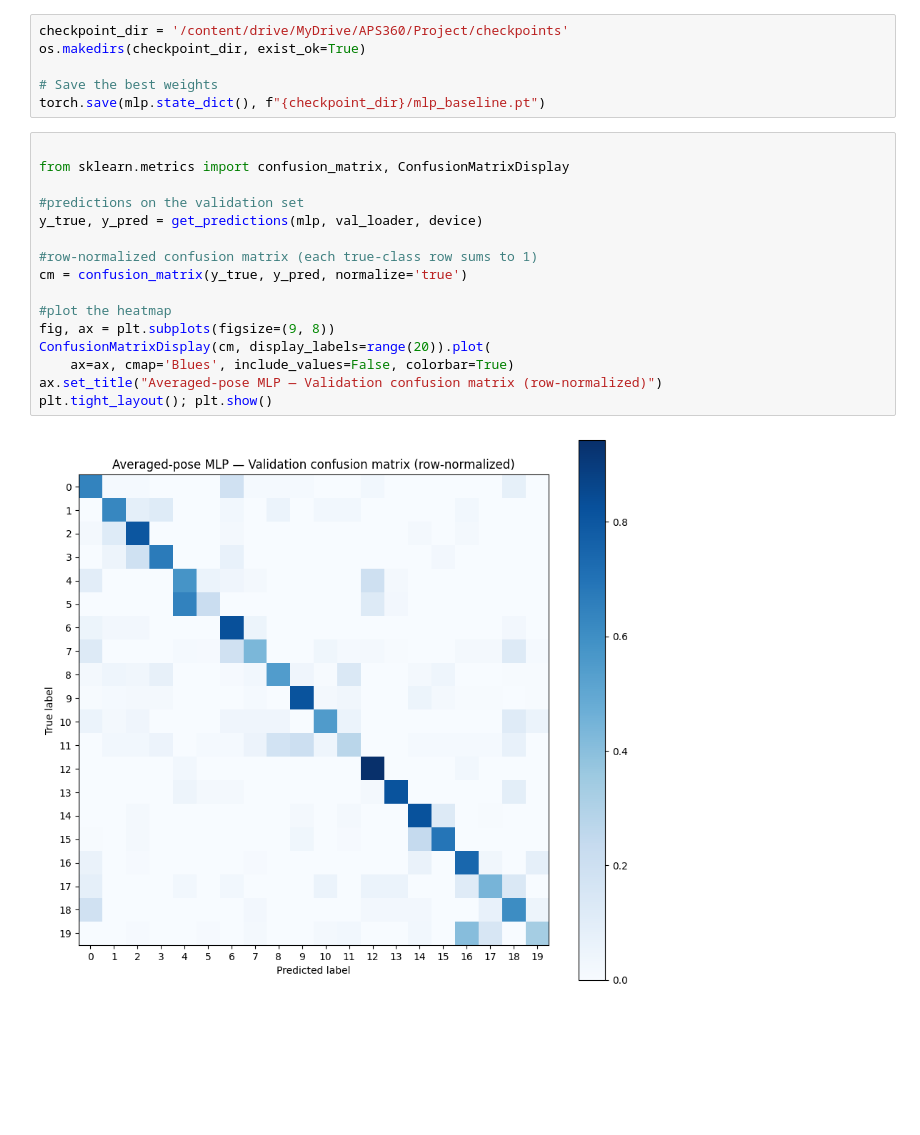
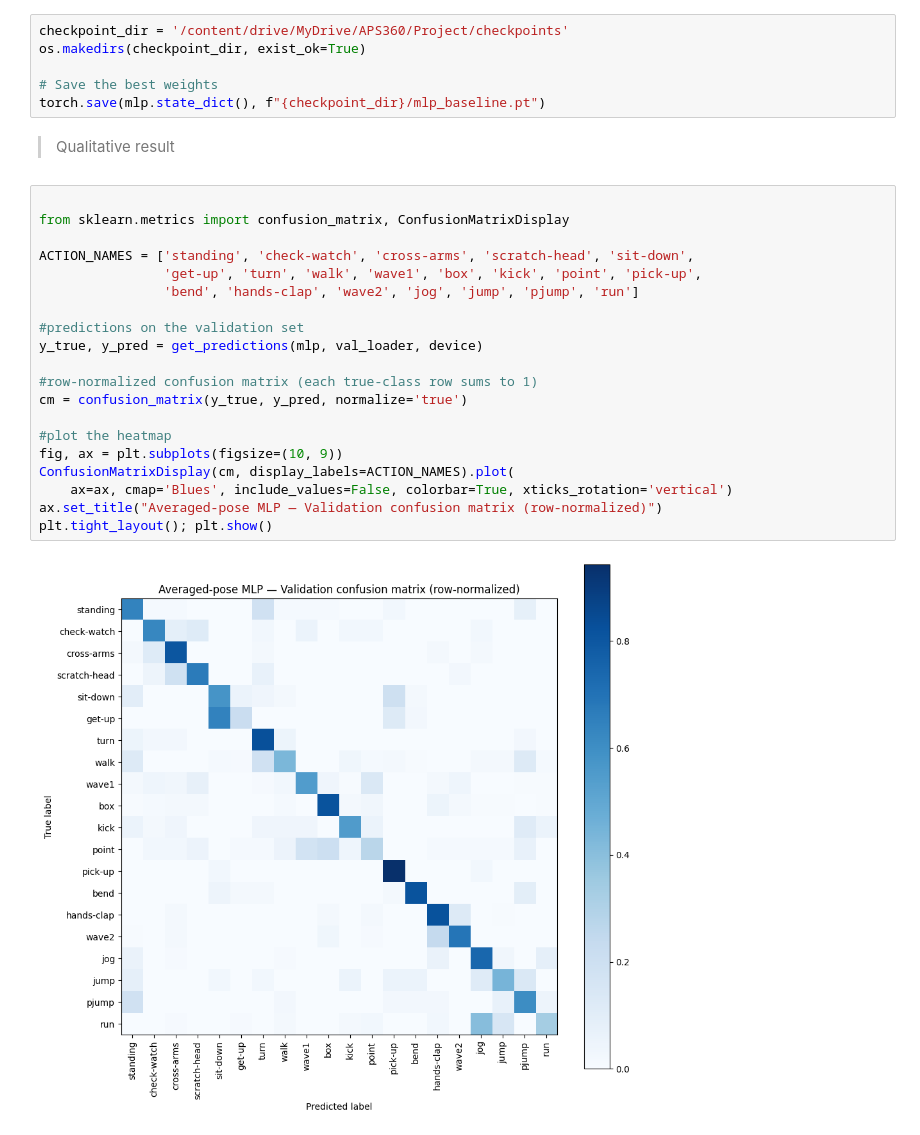
Before and after one commit to po8onthetrack/Deep-Learning-Project, a Jupyter notebook: project.ipynb, the cells around one changed output. Saved outputs shown, nothing was run; the diff lists cells and outputs as text; blank space fills up the shorter version.

Commit message:
edit the confusion matrix to present the qualitative result of MLP model

```diff
--- a/project.ipynb
+++ b/project.ipynb
@@ -342,21 +342,31 @@ os.makedirs(checkpoint_dir, exist_ok=True)
 
 # Save the best weights
 torch.save(mlp.state_dict(), f"{checkpoint_dir}/mlp_baseline.pt")
+# %% [markdown]
+
+
+
+
+> Qualitative result
 # %%
 
 from sklearn.metrics import confusion_matrix, ConfusionMatrixDisplay
+
+ACTION_NAMES = ['standing', 'check-watch', 'cross-arms', 'scratch-head', 'sit-down',
+                'get-up', 'turn', 'walk', 'wave1', 'box', 'kick', 'point', 'pick-up',
+                'bend', 'hands-clap', 'wave2', 'jog', 'jump', 'pjump', 'run']
 
 #predictions on the validation set
 y_true, y_pred = get_predictions(mlp, val_loader, device)
 
 #row-normalized confusion matrix (each true-class row sums to 1)
 cm = confusion_matrix(y_true, y_pred, normalize='true')
 
 #plot the heatmap
-fig, ax = plt.subplots(figsize=(9, 8))
-ConfusionMatrixDisplay(cm, display_labels=range(20)).plot(
-    ax=ax, cmap='Blues', include_values=False, colorbar=True)
+fig, ax = plt.subplots(figsize=(10, 9))
+ConfusionMatrixDisplay(cm, display_labels=ACTION_NAMES).plot(
+    ax=ax, cmap='Blues', include_values=False, colorbar=True, xticks_rotation='vertical')
 ax.set_title("Averaged-pose MLP — Validation confusion matrix (row-normalized)")
 plt.tight_layout(); plt.show()
 # %% [output]
-[figure, old version]
+[figure, new version]
```
Also changed, not shown: parts of 2 cells of this notebook.
